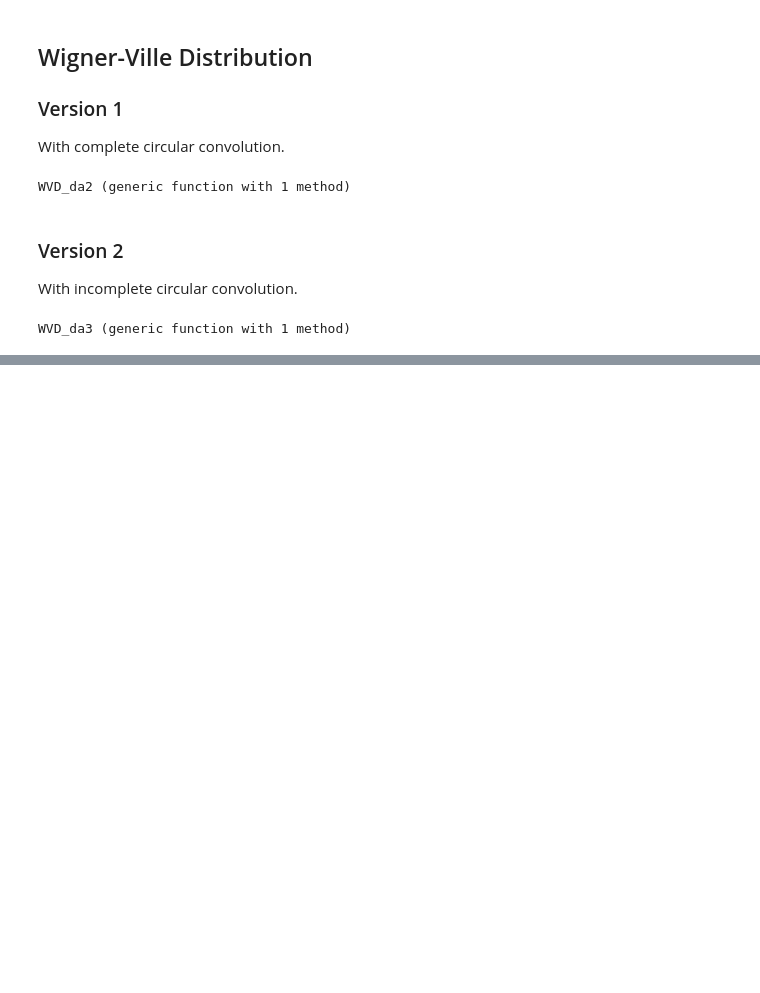
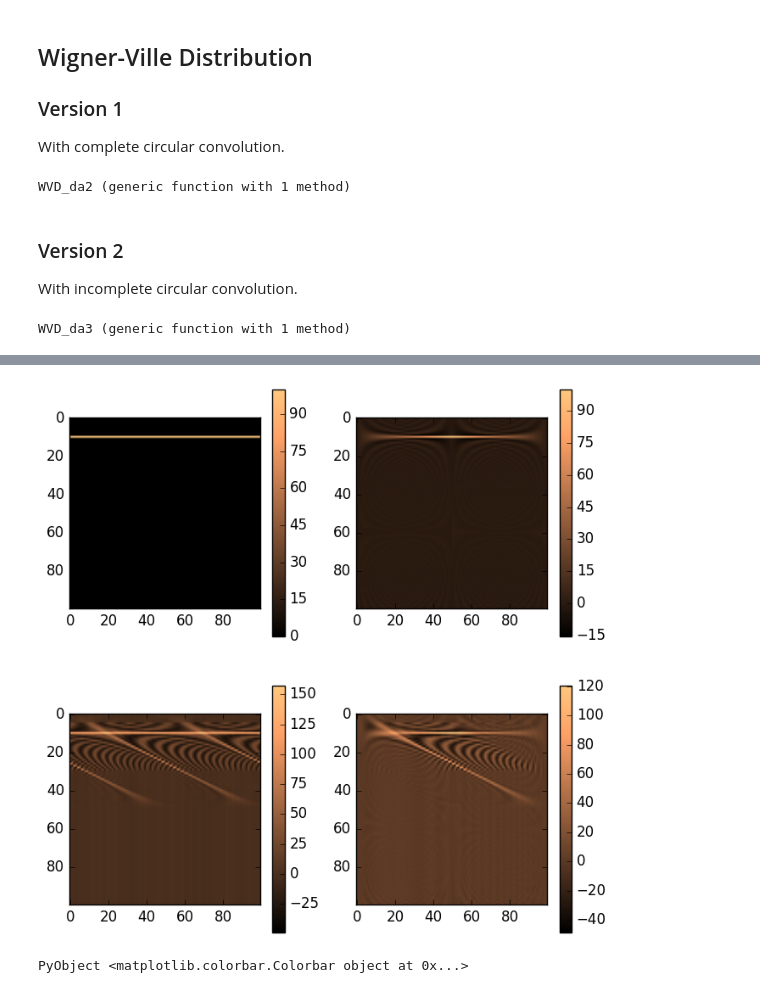
Before and after one commit to zzar43/MATH_600, a Jupyter notebook: WVD.ipynb, the cells around one changed output, grey strips where cells are left out. Drawn from its saved outputs; the diff is of its cells as text; code cells hidden in the pictures; blank space fills up the shorter version.

Commit message:
add pyplot

```diff
--- a/WVD.ipynb
+++ b/WVD.ipynb
@@ -117,0 +118,20 @@ plot(P2_1, P2_2, layout=2)
+# %%
+fig = plt.figure("pyplot_subplot",figsize=(8,8))
+plt.subplot(221)
+plt.imshow(W1_1, cmap=ColorMap("copper"))
+colorbar()
+# ------------------------------
+plt.subplot(222)
+plt.imshow(W1_2, cmap=ColorMap("copper"))
+colorbar()
+# ------------------------------
+plt.subplot(223)
+plt.imshow(W2_1, cmap=ColorMap("copper"))
+colorbar()
+# ------------------------------
+plt.subplot(224)
+plt.imshow(W2_2, cmap=ColorMap("copper"))
+colorbar()
+# %% [output]
+[figure, added]
+PyObject <matplotlib.colorbar.Colorbar object at 0x...>
```
Also changed, not shown: parts of 7 cells of this notebook.
